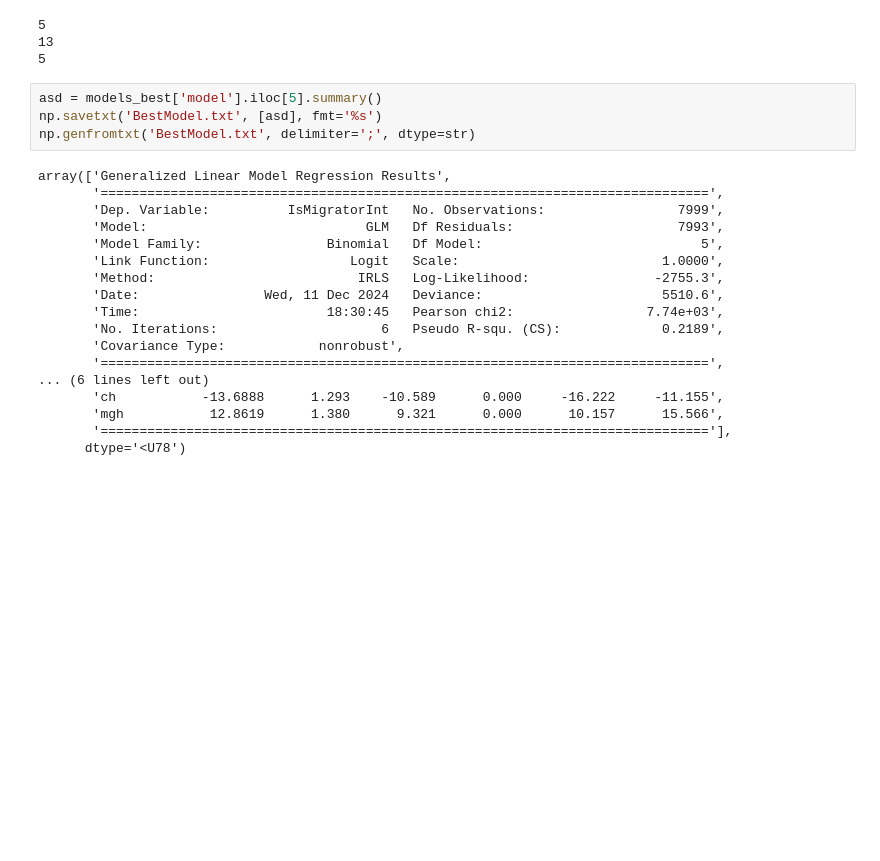
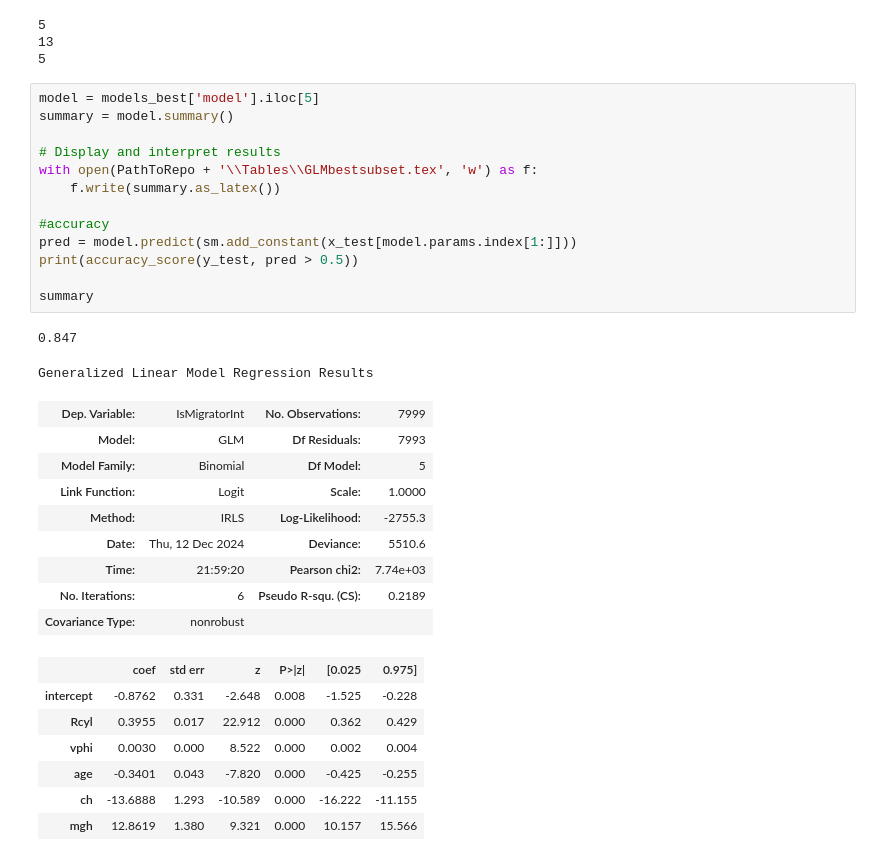
Before and after one commit to Chrillemis/AppStatProject, a Jupyter notebook: Best_Subset_Selection/Christian VariableSelection.ipynb, the cells around one changed output. Cells and saved outputs as stored; diff of their text form; blank space fills up the shorter version.

```diff
--- a/Best_Subset_Selection/Christian VariableSelection.ipynb
+++ b/Best_Subset_Selection/Christian VariableSelection.ipynb
@@ -162,25 +163,35 @@ print(AccuracyTestData.idxmax())
 5
 13
 5
-# %%
-asd = models_best['model'].iloc[5].summary()
-np.savetxt('BestModel.txt', [asd], fmt='%s')
-np.genfromtxt('BestModel.txt', delimiter=';', dtype=str)
-# %% [output]
-array(['Generalized Linear Model Regression Results',
-       '==============================================================================',
-       'Dep. Variable:          IsMigratorInt   No. Observations:                 7999',
-       'Model:                            GLM   Df Residuals:                     7993',
-       'Model Family:                Binomial   Df Model:                            5',
-       'Link Function:                  Logit   Scale:                          1.0000',
-       'Method:                          IRLS   Log-Likelihood:                -2755.3',
-       'Date:                Wed, 11 Dec 2024   Deviance:                       5510.6',
-       'Time:                        18:30:45   Pearson chi2:                 7.74e+03',
-       'No. Iterations:                     6   Pseudo R-squ. (CS):             0.2189',
-       'Covariance Type:            nonrobust',
-       '==============================================================================',
-... (6 lines left out)
-       'ch           -13.6888      1.293    -10.589      0.000     -16.222     -11.155',
-       'mgh           12.8619      1.380      9.321      0.000      10.157      15.566',
-       '=============================================================================='],
-      dtype='<U78')
+# %%
+model = models_best['model'].iloc[5]
+summary = model.summary()
+
+# Display and interpret results
+with open(PathToRepo + '\\Tables\\GLMbestsubset.tex', 'w') as f:
+    f.write(summary.as_latex())
+
+#accuracy
+pred = model.predict(sm.add_constant(x_test[model.params.index[1:]]))
+print(accuracy_score(y_test, pred > 0.5))
+
+summary
+# %% [output]
+0.847
+Generalized Linear Model Regression Results
+| Dep. Variable: | IsMigratorInt | No. Observations: | 7999 |
+| Model: | GLM | Df Residuals: | 7993 |
+| Model Family: | Binomial | Df Model: | 5 |
+| Link Function: | Logit | Scale: | 1.0000 |
+| Method: | IRLS | Log-Likelihood: | -2755.3 |
+| Date: | Thu, 12 Dec 2024 | Deviance: | 5510.6 |
+| Time: | 21:59:20 | Pearson chi2: | 7.74e+03 |
+| No. Iterations: | 6 | Pseudo R-squ. (CS): | 0.2189 |
+| Covariance Type: | nonrobust |  |  |
+|  | coef | std err | z | P>|z| | [0.025 | 0.975] |
+| intercept | -0.8762 | 0.331 | -2.648 | 0.008 | -1.525 | -0.228 |
+| Rcyl | 0.3955 | 0.017 | 22.912 | 0.000 | 0.362 | 0.429 |
+| vphi | 0.0030 | 0.000 | 8.522 | 0.000 | 0.002 | 0.004 |
+| age | -0.3401 | 0.043 | -7.820 | 0.000 | -0.425 | -0.255 |
+| ch | -13.6888 | 1.293 | -10.589 | 0.000 | -16.222 | -11.155 |
+| mgh | 12.8619 | 1.380 | 9.321 | 0.000 | 10.157 | 15.566 |
```
Also changed, not shown: parts of 1 cell of this notebook, 6 other files.
